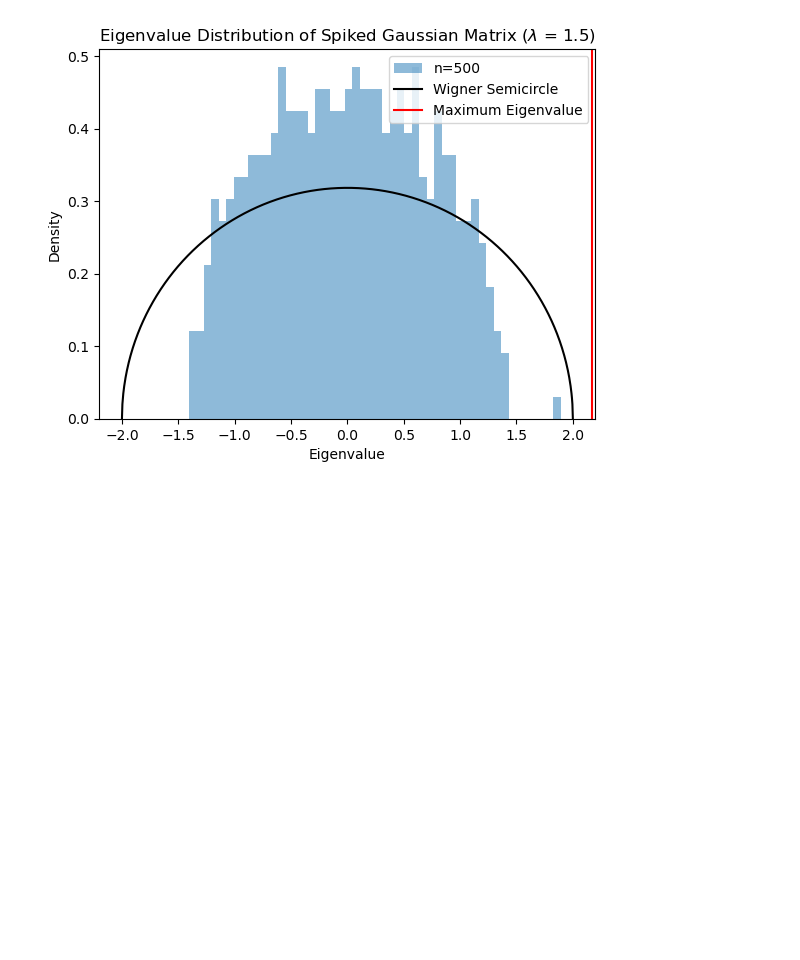
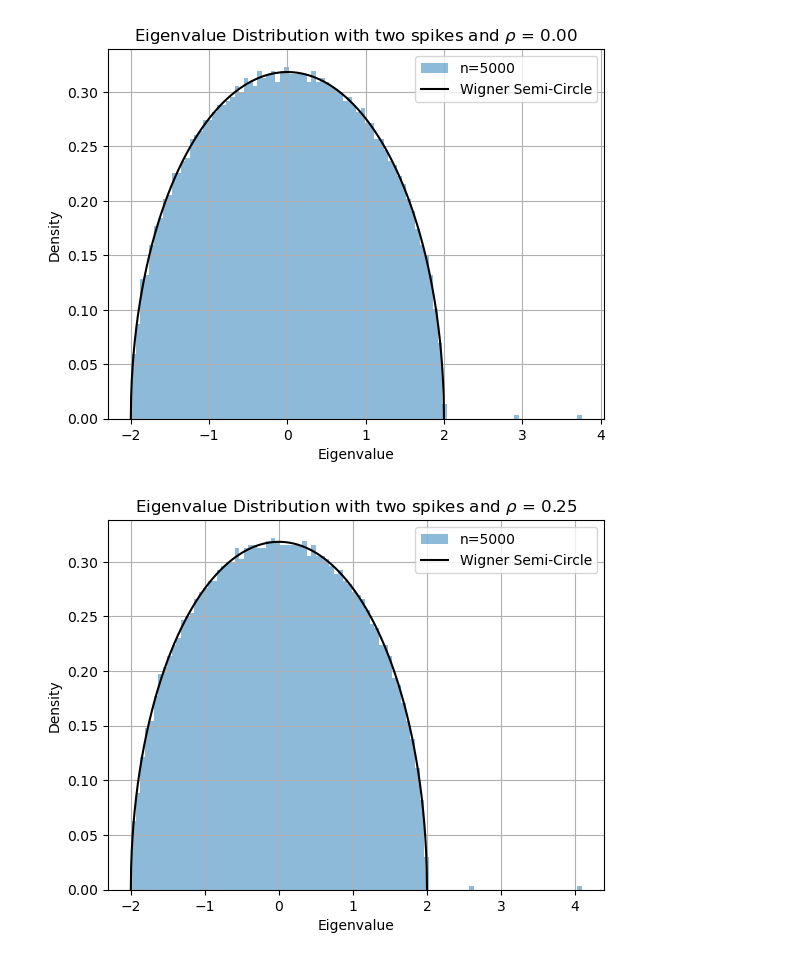
Before and after one commit to Taliesin123/Physics_The_Projects, a Jupyter notebook: Spike_code/Plots_1.ipynb, the cells around one changed output. Drawn from its saved outputs; the diff is of its cells as text; code cells hidden in the pictures; blank space fills up the shorter version.

```diff
--- a/Spike_code/Plots_1.ipynb
+++ b/Spike_code/Plots_1.ipynb
@@ -42,12 +37,15 @@ ValueError: x and y must be the same size
 # %%
-rhos = np.linspace(0, 1, 3)
-lamba_1 = 2
-lamba_2 = 3
-alpha = 0.2
+importlib.reload(m)
+rhos = np.linspace(0, 1, 5)
+lamba_1 = 5
+lamba_2 = 4
+alpha = 0.5
+N = 5000
 
 for rho in rhos:
-    M = md.spec(N, lamba_1, lamba_2, rho, alpha)
-    md.plot_eigenvalue_distribution(M, N, False)
-plt.show()
+    M = m.TwoSpikedWignerMatrix(N, lamba_1, lamba_2, rho, alpha)
+    M.plot_eigenvalue_distribution()
+    M.ploplote(title = rf'Eigenvalue Distribution with two spikes and $\rho$ = {rho:.2f}', savefig = f'Two_Spiked_Wigner_rho_{rho:.2f}', Wigner=True, grid=True)
 # %% [output]
-[figure, old version]
+[figure, new version]
+[figure, added]
```
Also changed, not shown: parts of 19 cells of this notebook, 3 other files.
